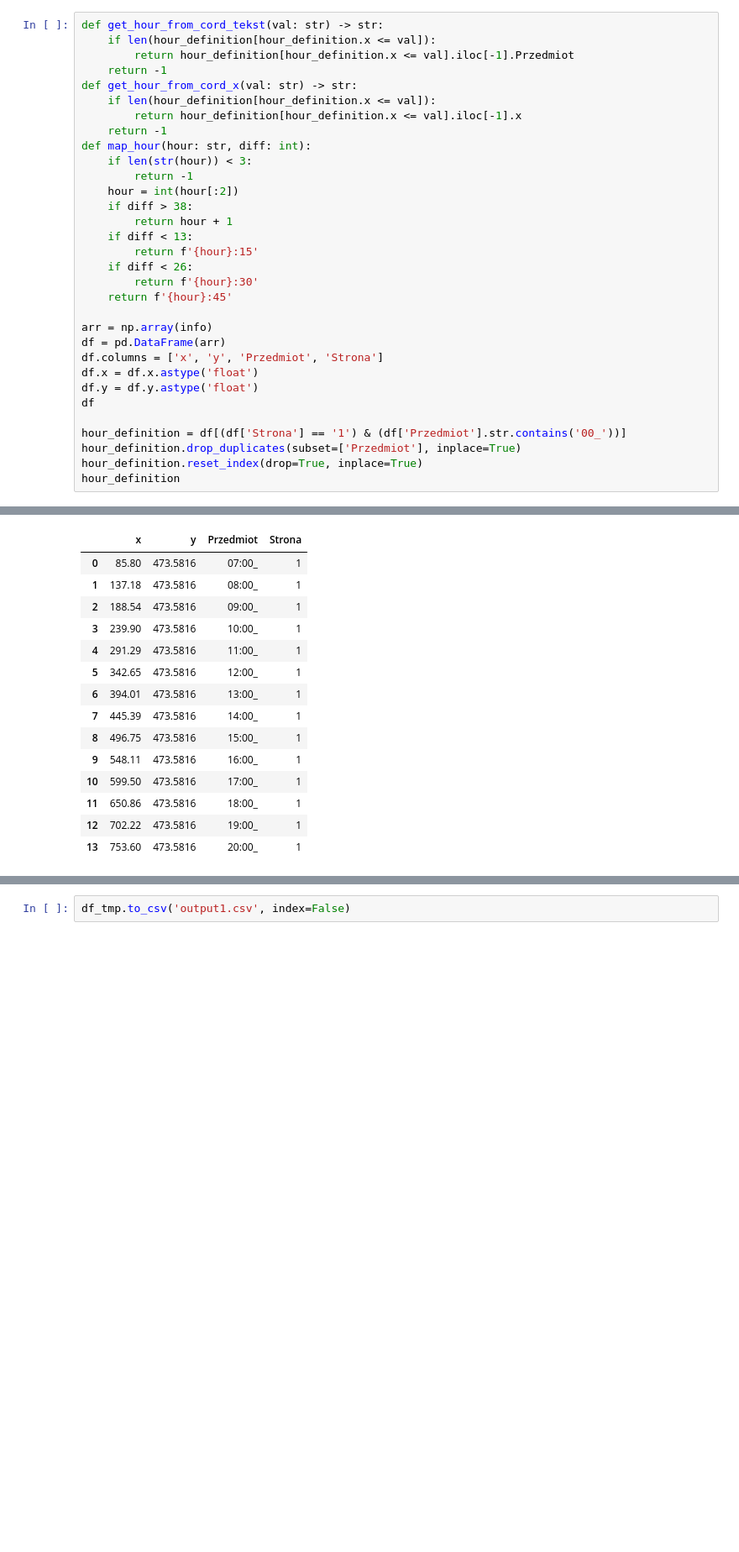
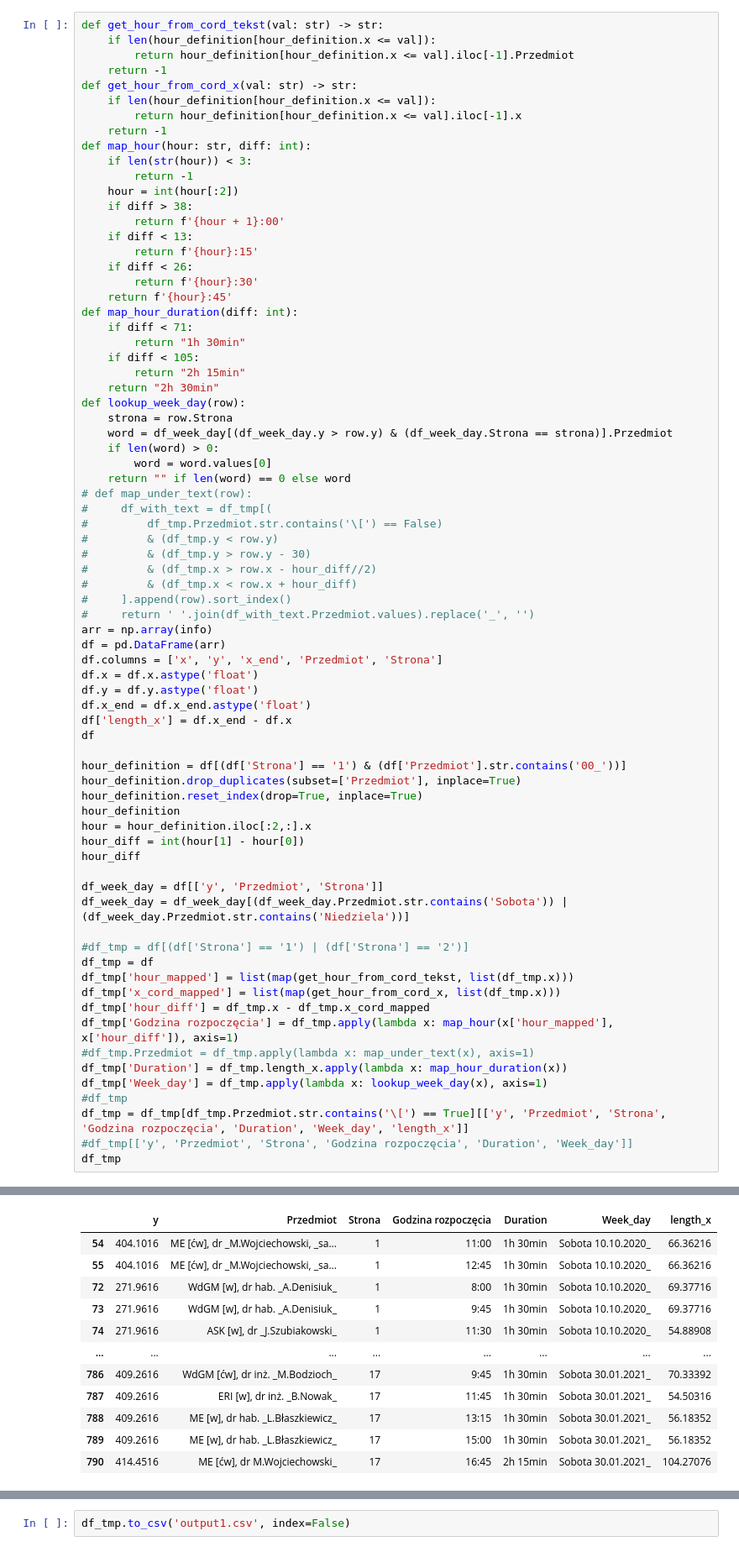
Before and after one commit to Krystiankr/CSV_FROM_PLAN, a Jupyter notebook: PDF_PLAN.ipynb, the cells around one changed output, grey strips where cells are left out. Shown at 84% size. Cells and saved outputs as stored; diff of their text form; blank space fills up the shorter version.

Commit message:
Added duration with week day

```diff
--- a/PDF_PLAN.ipynb
+++ b/PDF_PLAN.ipynb
@@ -141,48 +95,87 @@ def get_hour_from_cord_tekst(val: str) -> str:
     return -1
 def get_hour_from_cord_x(val: str) -> str:
     if len(hour_definition[hour_definition.x <= val]):
         return hour_definition[hour_definition.x <= val].iloc[-1].x
     return -1
 def map_hour(hour: str, diff: int):
     if len(str(hour)) < 3:
         return -1
     hour = int(hour[:2])
     if diff > 38:
-        return hour + 1
+        return f'{hour + 1}:00'
     if diff < 13:
         return f'{hour}:15'
     if diff < 26:
         return f'{hour}:30'
     return f'{hour}:45'
-
+def map_hour_duration(diff: int):
+    if diff < 71:
+        return "1h 30min"
+    if diff < 105:
+        return "2h 15min"
+    return "2h 30min"
+def lookup_week_day(row):
+    strona = row.Strona
+    word = df_week_day[(df_week_day.y > row.y) & (df_week_day.Strona == strona)].Przedmiot
+    if len(word) > 0:
+        word = word.values[0]
+    return "" if len(word) == 0 else word
+# def map_under_text(row):
+#     df_with_text = df_tmp[(
+#         df_tmp.Przedmiot.str.contains('\[') == False)
+#         & (df_tmp.y < row.y)
+#         & (df_tmp.y > row.y - 30)
+#         & (df_tmp.x > row.x - hour_diff//2)
+#         & (df_tmp.x < row.x + hour_diff)
+#     ].append(row).sort_index()
+#     return ' '.join(df_with_text.Przedmiot.values).replace('_', '')
 arr = np.array(info)
 df = pd.DataFrame(arr)
-df.columns = ['x', 'y', 'Przedmiot', 'Strona']
+df.columns = ['x', 'y', 'x_end', 'Przedmiot', 'Strona']
 df.x = df.x.astype('float')
 df.y = df.y.astype('float')
+df.x_end = df.x_end.astype('float')
+df['length_x'] = df.x_end - df.x
 df
 
 hour_definition = df[(df['Strona'] == '1') & (df['Przedmiot'].str.contains('00_'))]
 hour_definition.drop_duplicates(subset=['Przedmiot'], inplace=True)
 hour_definition.reset_index(drop=True, inplace=True)
 hour_definition
+hour = hour_definition.iloc[:2,:].x
+hour_diff = int(hour[1] - hour[0])
+hour_diff
+
+df_week_day = df[['y', 'Przedmiot', 'Strona']]
+df_week_day = df_week_day[(df_week_day.Przedmiot.str.contains('Sobota')) | (df_week_day.Przedmiot.str.contains('Niedziela'))]
+
+#df_tmp = df[(df['Strona'] == '1') | (df['Strona'] == '2')]
+df_tmp = df
+df_tmp['hour_mapped'] = list(map(get_hour_from_cord_tekst, list(df_tmp.x)))
+df_tmp['x_cord_mapped'] = list(map(get_hour_from_cord_x, list(df_tmp.x)))
+df_tmp['hour_diff'] = df_tmp.x - df_tmp.x_cord_mapped
+df_tmp['Godzina rozpoczęcia'] = df_tmp.apply(lambda x: map_hour(x['hour_mapped'], x['hour_diff']), axis=1)
+#df_tmp.Przedmiot = df_tmp.apply(lambda x: map_under_text(x), axis=1)
+df_tmp['Duration'] = df_tmp.length_x.apply(lambda x: map_hour_duration(x))
+df_tmp['Week_day'] = df_tmp.apply(lambda x: lookup_week_day(x), axis=1)
+#df_tmp
+df_tmp = df_tmp[df_tmp.Przedmiot.str.contains('\[') == True][['y', 'Przedmiot', 'Strona', 'Godzina rozpoczęcia', 'Duration', 'Week_day', 'length_x']]
+#df_tmp[['y', 'Przedmiot', 'Strona', 'Godzina rozpoczęcia', 'Duration', 'Week_day']]
+df_tmp
 # %% [output]
 A value is trying to be set on a copy of a slice from a DataFrame
 
 See the caveats in the documentation: https://pandas.pydata.org/pandas-docs/stable/user_guide/indexing.html#returning-a-view-versus-a-copy
   return func(*args, **kwargs)
-|  | x | y | Przedmiot | Strona |
-| 0 | 85.80 | 473.5816 | 07:00_ | 1 |
-| 1 | 137.18 | 473.5816 | 08:00_ | 1 |
-| 2 | 188.54 | 473.5816 | 09:00_ | 1 |
-| 3 | 239.90 | 473.5816 | 10:00_ | 1 |
-| 4 | 291.29 | 473.5816 | 11:00_ | 1 |
-| 5 | 342.65 | 473.5816 | 12:00_ | 1 |
-| 6 | 394.01 | 473.5816 | 13:00_ | 1 |
-| 7 | 445.39 | 473.5816 | 14:00_ | 1 |
-| 8 | 496.75 | 473.5816 | 15:00_ | 1 |
-| 9 | 548.11 | 473.5816 | 16:00_ | 1 |
-| 10 | 599.50 | 473.5816 | 17:00_ | 1 |
-| 11 | 650.86 | 473.5816 | 18:00_ | 1 |
-| 12 | 702.22 | 473.5816 | 19:00_ | 1 |
-| 13 | 753.60 | 473.5816 | 20:00_ | 1 |
+|  | y | Przedmiot | Strona | Godzina rozpoczęcia | Duration | Week_day | length_x |
+| 54 | 404.1016 | ME [ćw], dr _M.Wojciechowski, _sa... | 1 | 11:00 | 1h 30min | Sobota 10.10.2020_ | 66.36216 |
+| 55 | 404.1016 | ME [ćw], dr _M.Wojciechowski, _sa... | 1 | 12:45 | 1h 30min | Sobota 10.10.2020_ | 66.36216 |
+| 72 | 271.9616 | WdGM [w], dr hab. _A.Denisiuk_ | 1 | 8:00 | 1h 30min | Sobota 10.10.2020_ | 69.37716 |
+| 73 | 271.9616 | WdGM [w], dr hab. _A.Denisiuk_ | 1 | 9:45 | 1h 30min | Sobota 10.10.2020_ | 69.37716 |
+| 74 | 271.9616 | ASK [w], dr _J.Szubiakowski_ | 1 | 11:30 | 1h 30min | Sobota 10.10.2020_ | 54.88908 |
+| ... | ... | ... | ... | ... | ... | ... | ... |
+| 786 | 409.2616 | WdGM [ćw], dr inż. _M.Bodzioch_ | 17 | 9:45 | 1h 30min | Sobota 30.01.2021_ | 70.33392 |
+| 787 | 409.2616 | ERI [w], dr inż. _B.Nowak_ | 17 | 11:45 | 1h 30min | Sobota 30.01.2021_ | 54.50316 |
+| 788 | 409.2616 | ME [w], dr hab. _L.Błaszkiewicz_ | 17 | 13:15 | 1h 30min | Sobota 30.01.2021_ | 56.18352 |
+| 789 | 409.2616 | ME [w], dr hab. _L.Błaszkiewicz_ | 17 | 15:00 | 1h 30min | Sobota 30.01.2021_ | 56.18352 |
+| 790 | 414.4516 | ME [ćw], dr M.Wojciechowski_ | 17 | 16:45 | 2h 15min | Sobota 30.01.2021_ | 104.27076 |
```
Also changed, not shown: parts of 28 cells of this notebook, 1 other file.
